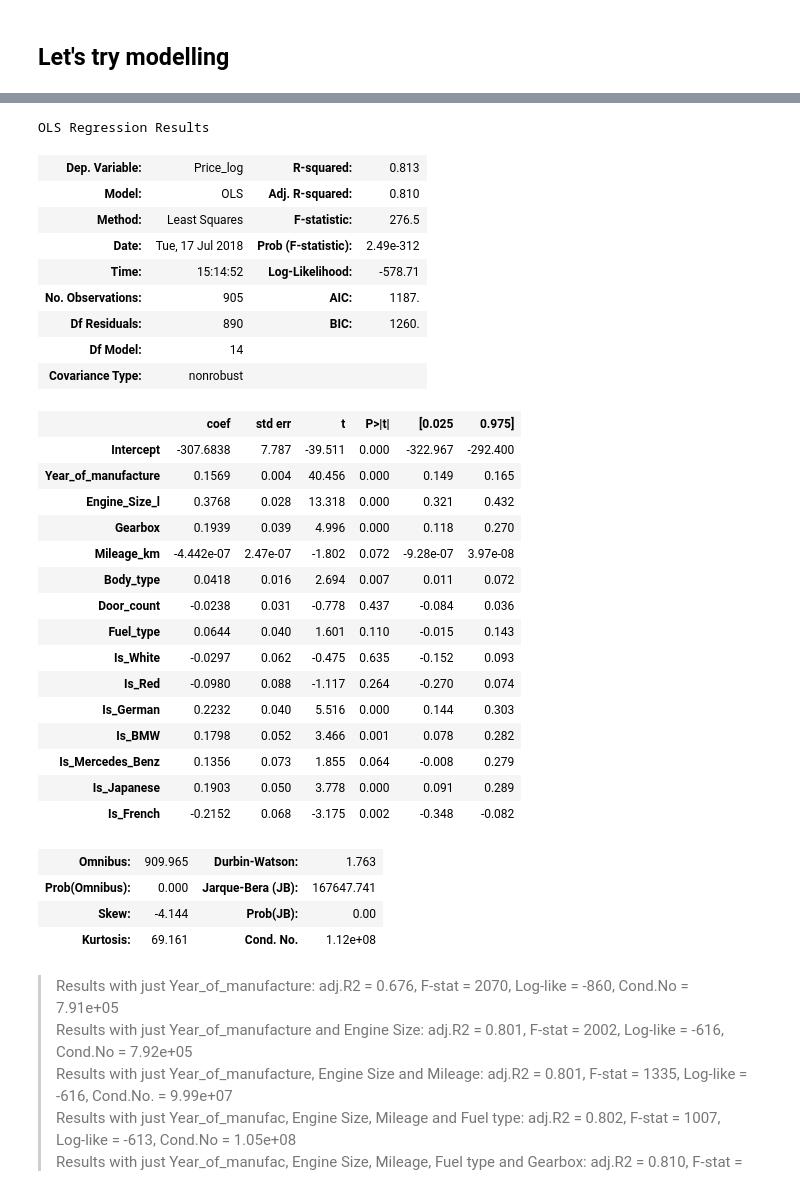
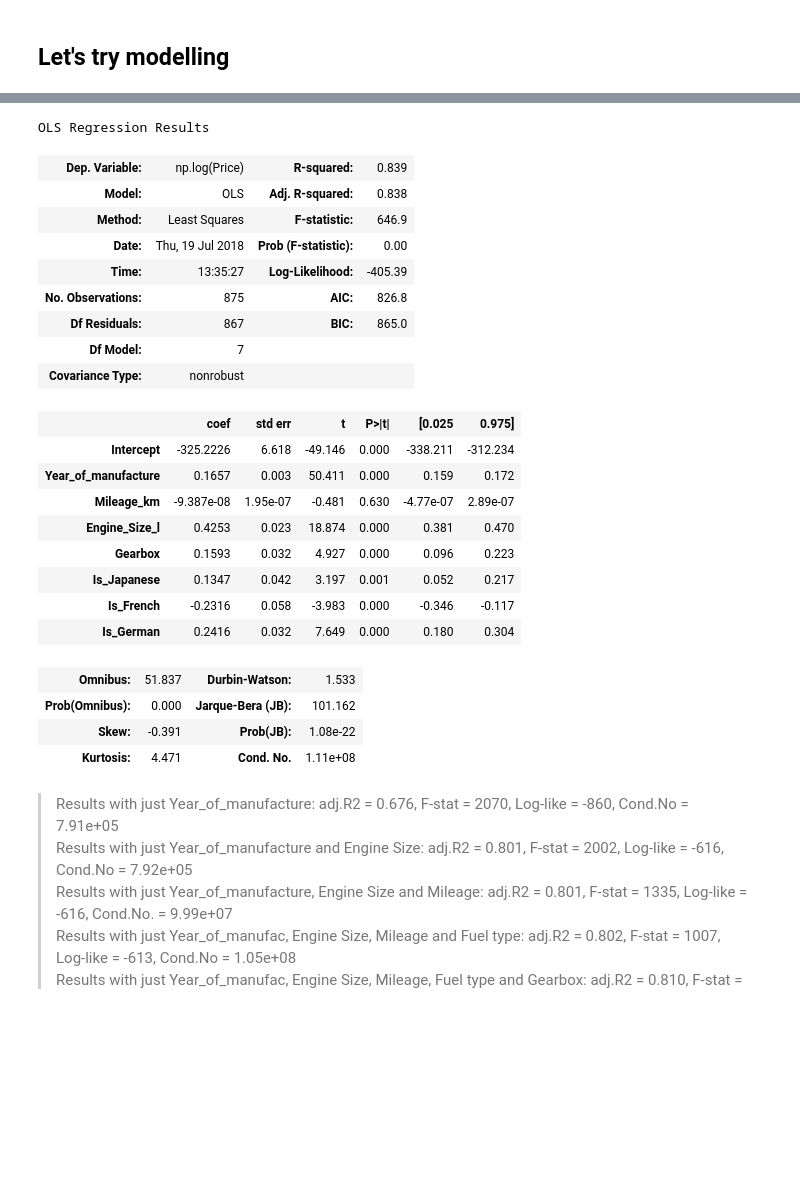
Before and after one commit to Auste1989/metis_projects, a Jupyter notebook: project_luther/project_luther_ecm_2.ipynb, the cells around one changed output, grey strips where cells are left out. Drawn from its saved outputs; the diff is of its cells as text; code cells hidden in the pictures; blank space fills up the shorter version.

```diff
--- a/project_luther/project_luther_ecm_2.ipynb
+++ b/project_luther/project_luther_ecm_2.ipynb
@@ -315,9 +316,9 @@ car_ad_dataset['Is_French'] = get_french_make(car_ad_dataset['Make'])
 
 car_ad_dataset['Is_Japanese'] = get_japanese_make(car_ad_dataset['Make'])
 
-car_ad_dataset['Is_BMW'] = get_bmw(car_ad_dataset['Make'])
+# car_ad_dataset['Is_BMW'] = get_bmw(car_ad_dataset['Make'])
 
-car_ad_dataset['Is_Mercedes_Benz'] = get_mb(car_ad_dataset['Make'])
+# car_ad_dataset['Is_Mercedes_Benz'] = get_mb(car_ad_dataset['Make'])
 # %%
 #Clean up the Engine_Size column from l.
 car_ad_dataset['Engine_Size'] = car_ad_dataset['Engine_Size'].str.split(' ', 2).str[1]
@@ -393,7 +394,7 @@ dtype: int64
 **Shorten the dataset & re-evaluate**
 # %%
 #Shorten the dataset by picking the most logical features
-short_car_ad_dataset = car_ad_dataset[['Price', 'Year_of_manufacture', 'Engine_Size_l', 'Gearbox', 'Mileage_km', 'Body_type', 'Door_count', 'Fuel_type', 'Is_White', 'Is_Red', 'Is_German', 'Is_BMW', 'Is_Mercedes_Benz', 'Is_Japanese', 'Is_French']]
+short_car_ad_dataset = car_ad_dataset[['Price', 'Year_of_manufacture', 'Engine_Size_l', 'Gearbox', 'Mileage_km', 'Body_type', 'Door_count', 'Fuel_type', 'Is_White', 'Is_Red', 'Is_German', 'Is_Japanese', 'Is_French']]
 short_car_ad_dataset.head()
 # %% [output]
 |  | Price | Year_of_manufacture | Engine_Size_l | Gearbox | Mileage_km | Body_type | Door_count | Fuel_type | ... |
@@ -513,3 +507,0 @@ clean_car_ad_dataset.head()
-# %%
-clean_car_ad_dataset['Price_log'] = np.log(clean_car_ad_dataset['Price'])
-clean_car_ad_dataset.head()
@@ -573,7 +559,7 @@ Text(0.5,1,'Mileage Distribution')
 # %%
 #Check Mileage outliers
 #clean_car_ad_dataset[clean_car_ad_dataset['Mileage_km'] >= 600000.0]
-clean_car_ad_dataset = clean_car_ad_dataset[clean_car_ad_dataset['Mileage_km'] <= 600000.0]
+clean_car_ad_dataset = clean_car_ad_dataset[(clean_car_ad_dataset['Mileage_km'] > 0.0) & (clean_car_ad_dataset['Mileage_km'] <= 600000.0)]
 #clean_car_ad_dataset.head()
 # %%
 #Let's plot Mileage histogram again, after removing outliers (to check the distribution)
@@ -676,42 +659,35 @@ sns.pairplot(clean_car_ad_dataset, size = 1.2, aspect=1.5);
 # %%
 # #Create the target vector and feature matrix
-m_all, K_all = patsy.dmatrices('Price_log ~ Year_of_manufacture + Engine_Size_l + Gearbox + Mileage_km + Body_type + Door_count + Fuel_type + Is_White + Is_Red + Is_German + Is_BMW + Is_Mercedes_Benz + Is_Japanese + Is_French', clean_car_ad_dataset)
+m, K = patsy.dmatrices('np.log(Price) ~ Year_of_manufacture + Mileage_km + Engine_Size_l + Gearbox + Is_Japanese + Is_French + Is_German', clean_car_ad_dataset)
 
 #Linear Regression
-car_ad_model_sms_all = sm.OLS(m_all, K_all)
-car_ad_model_sms_all_fit = car_ad_model_sms_all.fit()
-car_ad_model_sms_all_fit.summary()
+car_ad_model_sms = sm.OLS(m, K)
+car_ad_model_sms_fit = car_ad_model_sms.fit()
+car_ad_model_sms_fit.summary()
 # %% [output]
 OLS Regression Results
-| Dep. Variable: | Price_log | R-squared: | 0.813 |
-| Model: | OLS | Adj. R-squared: | 0.810 |
-| Method: | Least Squares | F-statistic: | 276.5 |
-| Date: | Tue, 17 Jul 2018 | Prob (F-statistic): | 2.49e-312 |
-| Time: | 15:14:52 | Log-Likelihood: | -578.71 |
-| No. Observations: | 905 | AIC: | 1187. |
-| Df Residuals: | 890 | BIC: | 1260. |
-| Df Model: | 14 |  |  |
+| Dep. Variable: | np.log(Price) | R-squared: | 0.839 |
+| Model: | OLS | Adj. R-squared: | 0.838 |
+| Method: | Least Squares | F-statistic: | 646.9 |
+| Date: | Thu, 19 Jul 2018 | Prob (F-statistic): | 0.00 |
+| Time: | 13:35:27 | Log-Likelihood: | -405.39 |
+| No. Observations: | 875 | AIC: | 826.8 |
+| Df Residuals: | 867 | BIC: | 865.0 |
+| Df Model: | 7 |  |  |
 | Covariance Type: | nonrobust |  |  |
 |  | coef | std err | t | P>|t| | [0.025 | 0.975] |
-| Intercept | -307.6838 | 7.787 | -39.511 | 0.000 | -322.967 | -292.400 |
-| Year_of_manufacture | 0.1569 | 0.004 | 40.456 | 0.000 | 0.149 | 0.165 |
-| Engine_Size_l | 0.3768 | 0.028 | 13.318 | 0.000 | 0.321 | 0.432 |
-| Gearbox | 0.1939 | 0.039 | 4.996 | 0.000 | 0.118 | 0.270 |
-| Mileage_km | -4.442e-07 | 2.47e-07 | -1.802 | 0.072 | -9.28e-07 | 3.97e-08 |
-| Body_type | 0.0418 | 0.016 | 2.694 | 0.007 | 0.011 | 0.072 |
-| Door_count | -0.0238 | 0.031 | -0.778 | 0.437 | -0.084 | 0.036 |
-| Fuel_type | 0.0644 | 0.040 | 1.601 | 0.110 | -0.015 | 0.143 |
-| Is_White | -0.0297 | 0.062 | -0.475 | 0.635 | -0.152 | 0.093 |
-| Is_Red | -0.0980 | 0.088 | -1.117 | 0.264 | -0.270 | 0.074 |
-| Is_German | 0.2232 | 0.040 | 5.516 | 0.000 | 0.144 | 0.303 |
-| Is_BMW | 0.1798 | 0.052 | 3.466 | 0.001 | 0.078 | 0.282 |
-| Is_Mercedes_Benz | 0.1356 | 0.073 | 1.855 | 0.064 | -0.008 | 0.279 |
-| Is_Japanese | 0.1903 | 0.050 | 3.778 | 0.000 | 0.091 | 0.289 |
-| Is_French | -0.2152 | 0.068 | -3.175 | 0.002 | -0.348 | -0.082 |
+| Intercept | -325.2226 | 6.618 | -49.146 | 0.000 | -338.211 | -312.234 |
+| Year_of_manufacture | 0.1657 | 0.003 | 50.411 | 0.000 | 0.159 | 0.172 |
+| Mileage_km | -9.387e-08 | 1.95e-07 | -0.481 | 0.630 | -4.77e-07 | 2.89e-07 |
+| Engine_Size_l | 0.4253 | 0.023 | 18.874 | 0.000 | 0.381 | 0.470 |
+| Gearbox | 0.1593 | 0.032 | 4.927 | 0.000 | 0.096 | 0.223 |
+| Is_Japanese | 0.1347 | 0.042 | 3.197 | 0.001 | 0.052 | 0.217 |
+| Is_French | -0.2316 | 0.058 | -3.983 | 0.000 | -0.346 | -0.117 |
+| Is_German | 0.2416 | 0.032 | 7.649 | 0.000 | 0.180 | 0.304 |
-| Omnibus: | 909.965 | Durbin-Watson: | 1.763 |
-| Prob(Omnibus): | 0.000 | Jarque-Bera (JB): | 167647.741 |
-| Skew: | -4.144 | Prob(JB): | 0.00 |
-| Kurtosis: | 69.161 | Cond. No. | 1.12e+08 |
+| Omnibus: | 51.837 | Durbin-Watson: | 1.533 |
+| Prob(Omnibus): | 0.000 | Jarque-Bera (JB): | 101.162 |
+| Skew: | -0.391 | Prob(JB): | 1.08e-22 |
+| Kurtosis: | 4.471 | Cond. No. | 1.11e+08 |
 # %% [markdown]
 > Results with just Year_of_manufacture: adj.R2 = 0.676, F-stat = 2070, Log-like = -860, Cond.No = 7.91e+05
 Results with just Year_of_manufacture and Engine Size: adj.R2 = 0.801, F-stat = 2002, Log-like = -616, Cond.No = 7.92e+05
```
Also changed, not shown: parts of 68 cells of this notebook, 3 other files.
